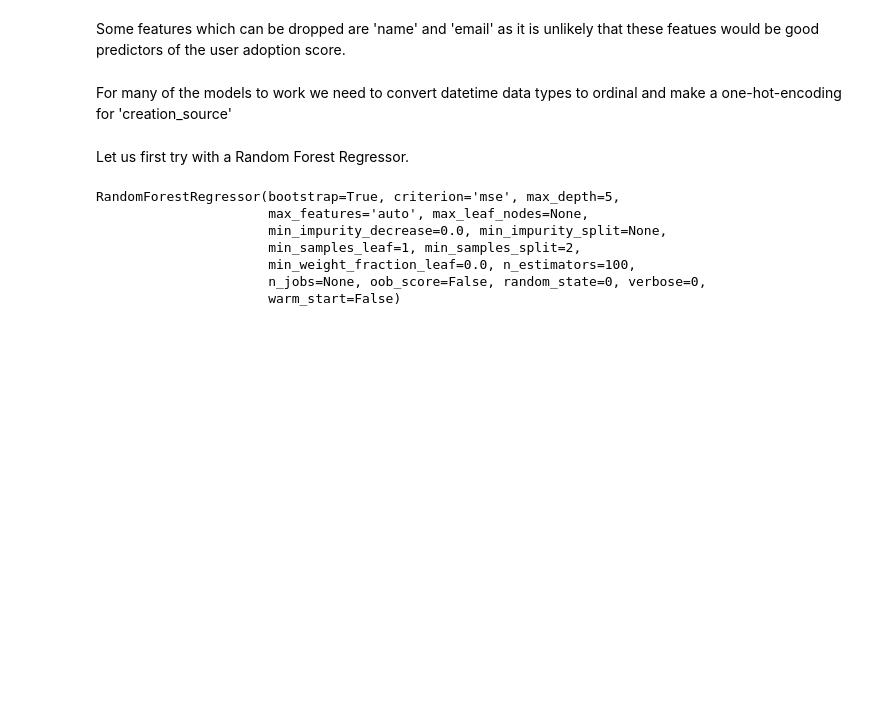
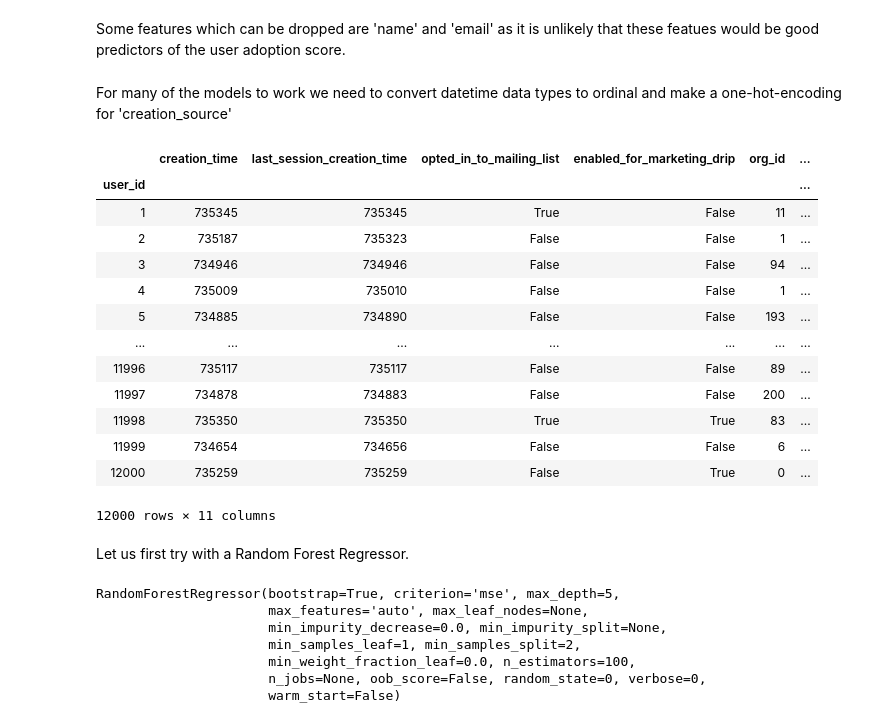
Before and after one commit to fsafe/relax_challenge, a Jupyter notebook: relax_challenge.ipynb, the cells around one changed output. Saved outputs shown, nothing was run; the diff lists cells and outputs as text; code cells hidden in the pictures; blank space fills up the shorter version.

Commit message:
display features dataframe X before training

```diff
--- a/relax_challenge.ipynb
+++ b/relax_challenge.ipynb
@@ -317,6 +317,23 @@ For many of the models to work we need to convert datetime data types to ordinal
 X.creation_time = X.creation_time.apply(lambda x: x.toordinal())
 X.last_session_creation_time = X.last_session_creation_time.apply(lambda x: x.toordinal())
 X = pd.get_dummies(X, columns=['creation_source'])
+# %%
+X
+# %% [output]
+|  | creation_time | last_session_creation_time | opted_in_to_mailing_list | enabled_for_marketing_drip | org_id | ... |
+| user_id |  |  |  |  |  | ... |
+| 1 | 735345 | 735345 | True | False | 11 | ... |
+| 2 | 735187 | 735323 | False | False | 1 | ... |
+| 3 | 734946 | 734946 | False | False | 94 | ... |
+| 4 | 735009 | 735010 | False | False | 1 | ... |
+| 5 | 734885 | 734890 | False | False | 193 | ... |
+| ... | ... | ... | ... | ... | ... | ... |
+| 11996 | 735117 | 735117 | False | False | 89 | ... |
+| 11997 | 734878 | 734883 | False | False | 200 | ... |
+| 11998 | 735350 | 735350 | True | True | 83 | ... |
+| 11999 | 734654 | 734656 | False | False | 6 | ... |
+| 12000 | 735259 | 735259 | False | True | 0 | ... |
+12000 rows × 11 columns
 # %%
 from sklearn.model_selection import train_test_split
 X_train, X_test, y_train, y_test = train_test_split(X, y, test_size=0.20, random_state=42)
```
